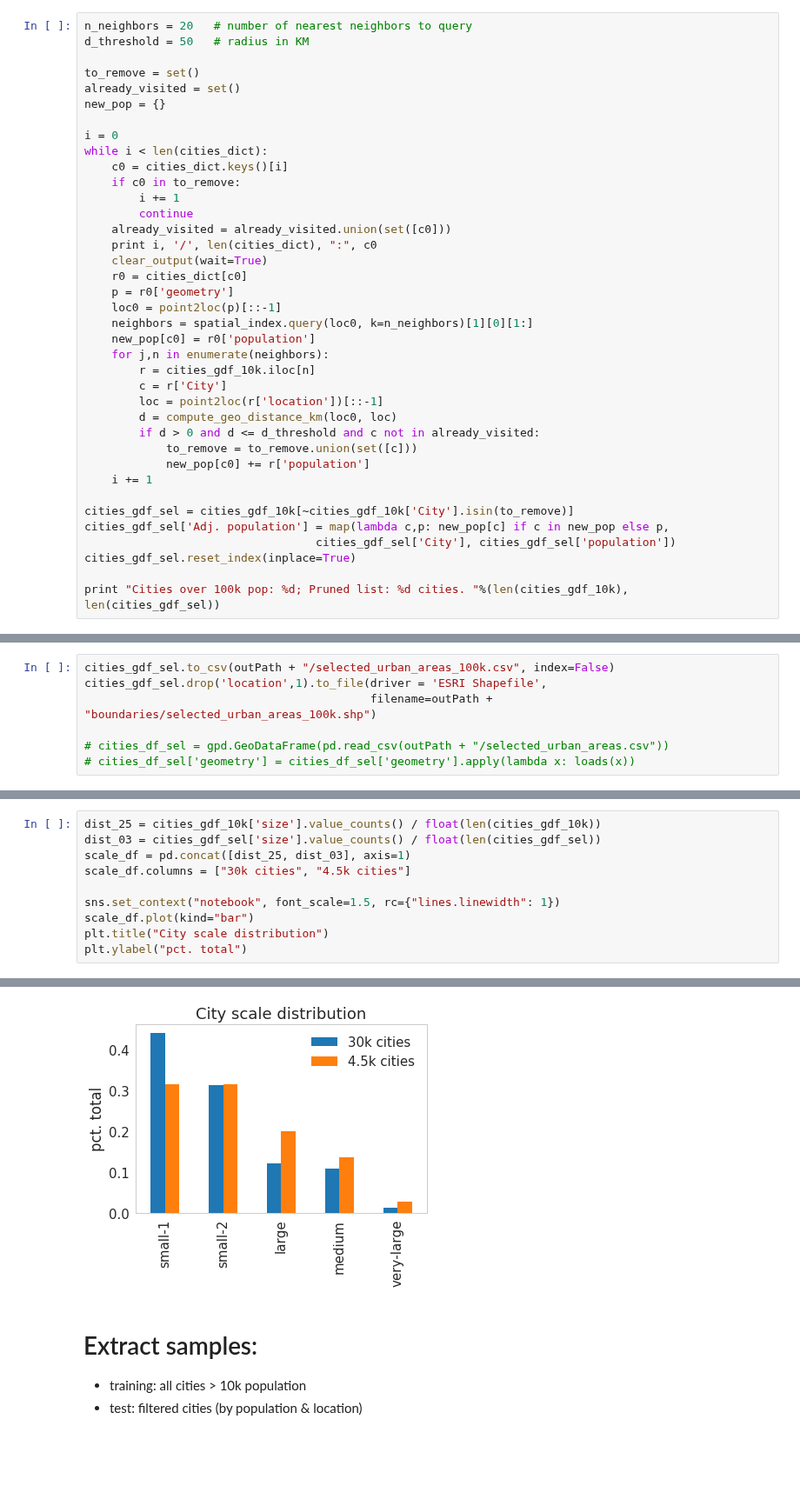
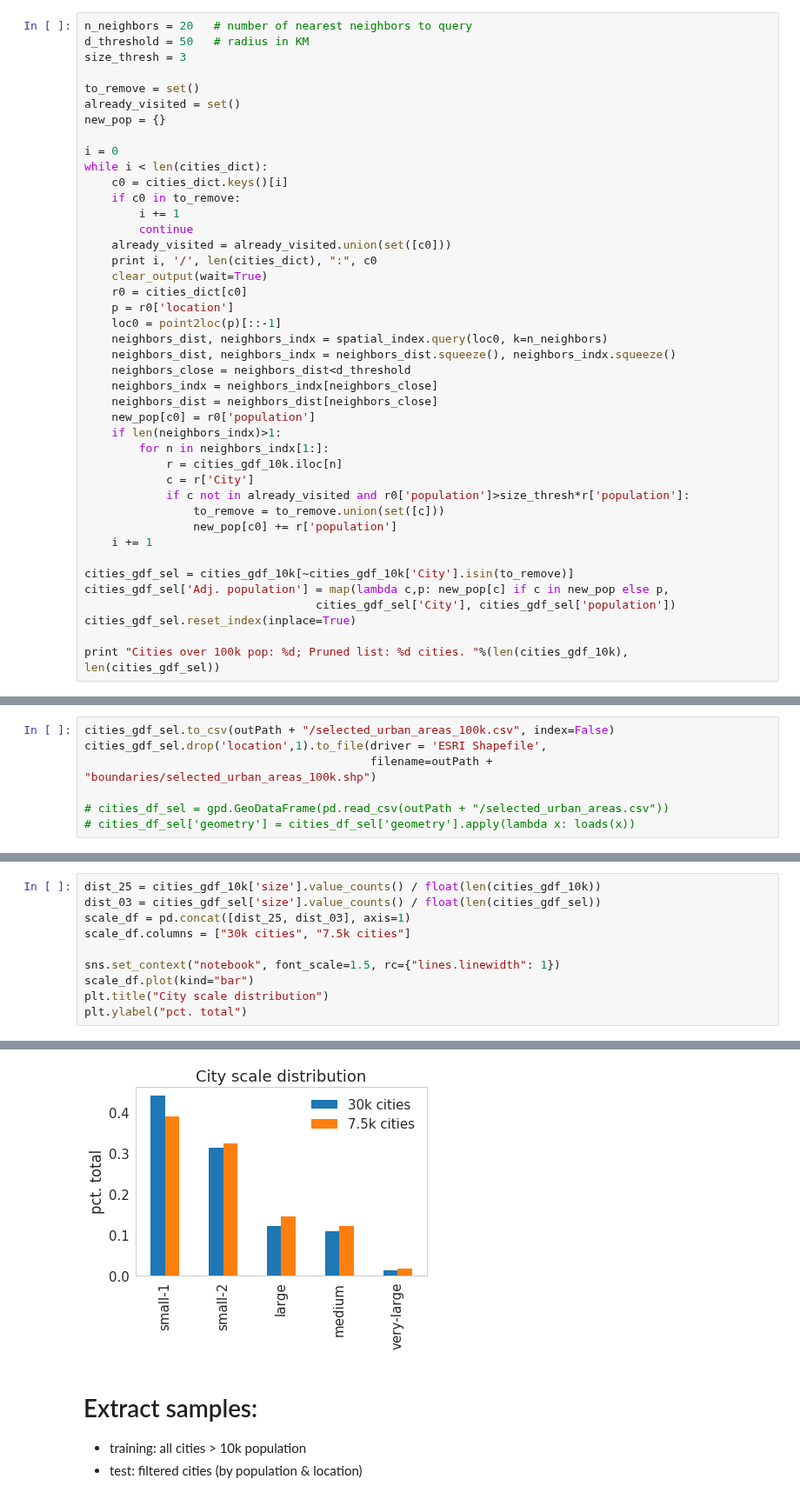
Before and after one commit to adrianalbert/urbanization-patterns, a Jupyter notebook: data-preprocessing/create world cities dataset.ipynb, the cells around one changed output, grey strips where cells are left out. Shown at 87% size. Cells and saved outputs as stored; diff of their text form; blank space fills up the shorter version.

```diff
--- a/data-preprocessing/create world cities dataset.ipynb
+++ b/data-preprocessing/create world cities dataset.ipynb
@@ -586,6 +586,7 @@ cities_dict = OrderedDict(zip([x['City'] for x in cities_list], cities_list))
 # %%
 n_neighbors = 20   # number of nearest neighbors to query
 d_threshold = 50   # radius in KM
+size_thresh = 3
 
 to_remove = set()
 already_visited = set()
@@ -601,18 +602,21 @@ while i < len(cities_dict):
     print i, '/', len(cities_dict), ":", c0
     clear_output(wait=True)
     r0 = cities_dict[c0]
-    p = r0['geometry']
+    p = r0['location']
     loc0 = point2loc(p)[::-1]
-    neighbors = spatial_index.query(loc0, k=n_neighbors)[1][0][1:]
+    neighbors_dist, neighbors_indx = spatial_index.query(loc0, k=n_neighbors)
+    neighbors_dist, neighbors_indx = neighbors_dist.squeeze(), neighbors_indx.squeeze()
+    neighbors_close = neighbors_dist<d_threshold
+    neighbors_indx = neighbors_indx[neighbors_close]
+    neighbors_dist = neighbors_dist[neighbors_close]
     new_pop[c0] = r0['population']
-    for j,n in enumerate(neighbors):
-        r = cities_gdf_10k.iloc[n]
-        c = r['City']
-        loc = point2loc(r['location'])[::-1]
-        d = compute_geo_distance_km(loc0, loc)
-        if d > 0 and d <= d_threshold and c not in already_visited:
-            to_remove = to_remove.union(set([c]))
-            new_pop[c0] += r['population']
+    if len(neighbors_indx)>1:
+        for n in neighbors_indx[1:]:
+            r = cities_gdf_10k.iloc[n]
+            c = r['City']
+            if c not in already_visited and r0['population']>size_thresh*r['population']:
+                to_remove = to_remove.union(set([c]))
+                new_pop[c0] += r['population']
     i += 1
 
 cities_gdf_sel = cities_gdf_10k[~cities_gdf_10k['City'].isin(to_remove)]
@@ -645,16 +674,16 @@ plt.yticks(fontsize=12)
 # %%
 dist_25 = cities_gdf_10k['size'].value_counts() / float(len(cities_gdf_10k))
 dist_03 = cities_gdf_sel['size'].value_counts() / float(len(cities_gdf_sel))
 scale_df = pd.concat([dist_25, dist_03], axis=1)
-scale_df.columns = ["30k cities", "4.5k cities"]
+scale_df.columns = ["30k cities", "7.5k cities"]
 
 sns.set_context("notebook", font_scale=1.5, rc={"lines.linewidth": 1})
 scale_df.plot(kind="bar")
 plt.title("City scale distribution")
 plt.ylabel("pct. total")
 # %% [output]
 <matplotlib.text.Text at 0x...>
-[figure, old version]
+[figure, new version]
 # %% [markdown]
 # Extract  samples:
 * training: all cities > 10k population
```
Also changed, not shown: parts of 5 cells of this notebook, 3 other files.
